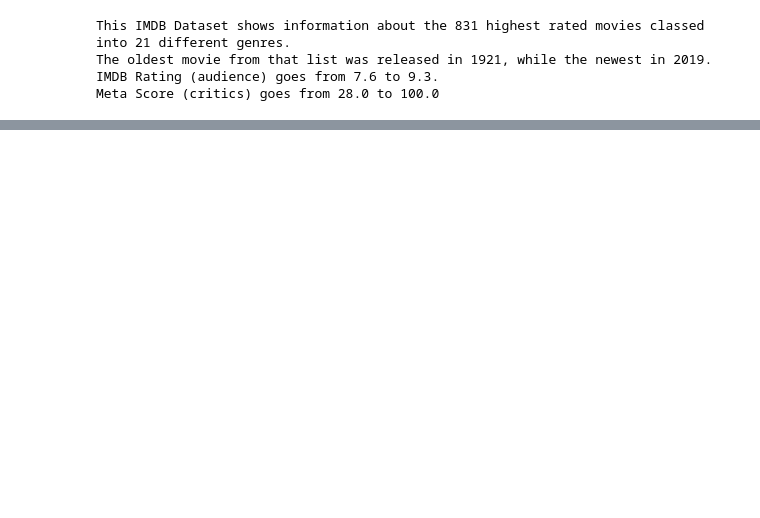
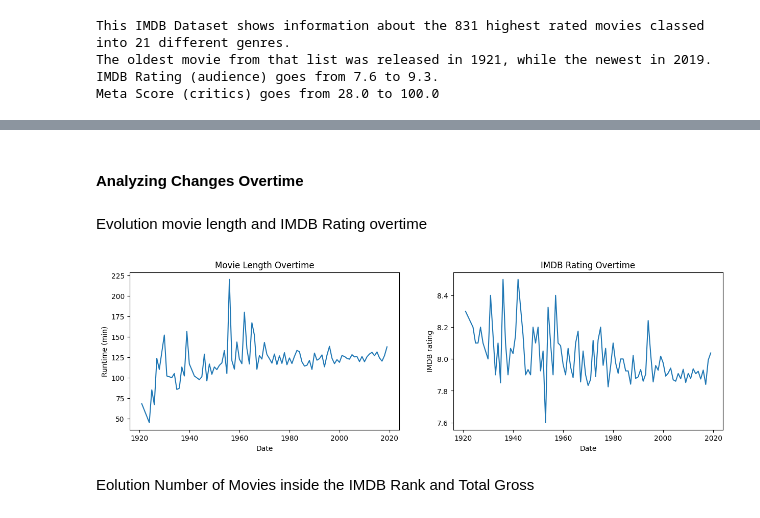
Before and after one commit to raphaeldahomay/school_da_project_m2, a Jupyter notebook: bo_da_imdb.ipynb, the cells around one changed output, grey strips where cells are left out. Cells and saved outputs as stored; diff of their text form; code cells hidden in the pictures; blank space fills up the shorter version.

Commit message:
moved forward on the analysis of IMDB dataset

```diff
--- a/bo_da_imdb.ipynb
+++ b/bo_da_imdb.ipynb
@@ -231,0 +309,26 @@ Comparing Genre
+# %% [markdown]
+#### Analyzing Changes Overtime
+# %% [markdown]
+Evolution movie length and IMDB Rating overtime
+# %%
+runtime_df = imdb_df.groupby(['released_year'])[['runtime']].mean()
+imdb_rating_df = imdb_df.groupby(['released_year'])[['imdb_rating']].mean()
+
+fig, ax = plt.subplots(1, 2, figsize=(15, 4))
+
+ax[0].plot(runtime_df)
+ax[0].set_xlabel("Date")
+ax[0].set_ylabel("Runtime (min)")
+ax[0].set_title("Movie Length Overtime")
+
+# Second plot
+ax[1].plot(imdb_rating_df)
+ax[1].set_xlabel("Date")
+ax[1].set_ylabel("IMDB rating")
+ax[1].set_title("IMDB Rating Overtime")
+
+plt.show()
+# %% [output]
+[figure, added]
+# %% [markdown]
+Eolution Number of Movies inside the IMDB Rank and Total Gross
```
Also changed, not shown: parts of 17 cells of this notebook.
